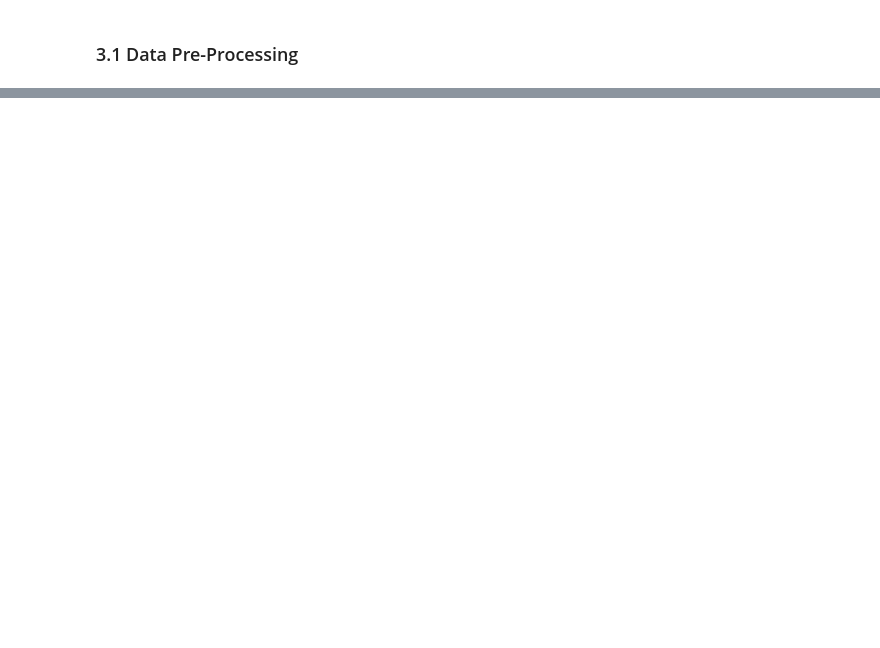
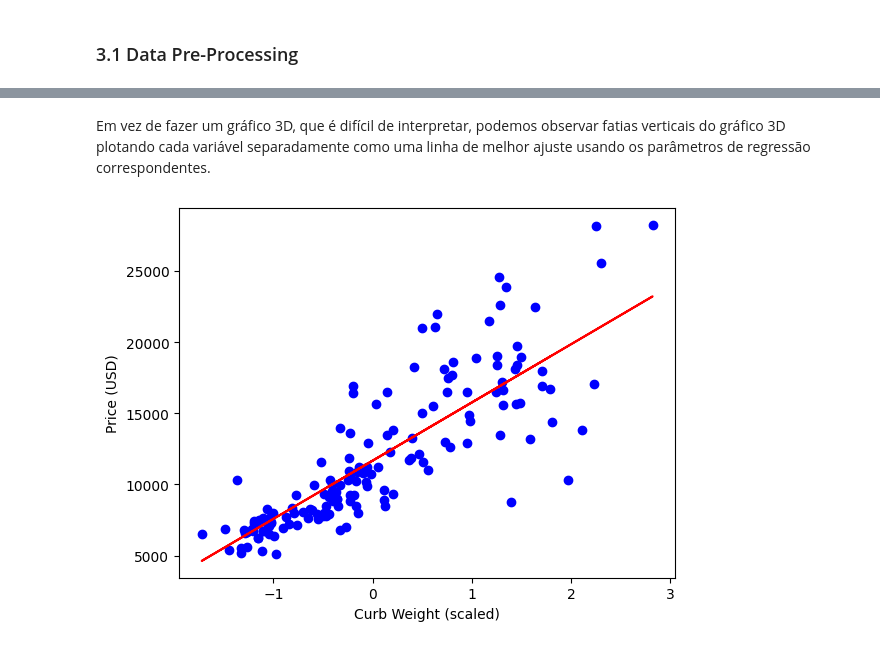
Before and after one commit to reynancs/car_price_prediction, a Jupyter notebook: notebooks/3.0-rc-modeling.ipynb, the cells around one changed output, grey strips where cells are left out. Saved outputs shown, nothing was run; the diff lists cells and outputs as text; code cells hidden in the pictures; blank space fills up the shorter version.

Commit message:
modeling step ongoing

```diff
--- a/notebooks/3.0-rc-modeling.ipynb
+++ b/notebooks/3.0-rc-modeling.ipynb
@@ -58,0 +95,3 @@ numerical_features = df.select_dtypes(include=['int64', 'float64']).columns.to_l
+# %%
+X = df.iloc[:,[0,1]].to_numpy()
+y = df.iloc[:,[2]].to_numpy()
@@ -58,0 +101,3 @@ numerical_features = df.select_dtypes(include=['int64', 'float64']).columns.to_l
+# %%
+std_scaler = preprocessing.StandardScaler()
+X_std = std_scaler.fit_transform(X)
@@ -58,0 +129,2 @@ numerical_features = df.select_dtypes(include=['int64', 'float64']).columns.to_l
+# %%
+X_train, X_test, y_train, y_test = train_test_split(X_std, y, test_size=0.2, random_state=42)
@@ -58,0 +133,13 @@ numerical_features = df.select_dtypes(include=['int64', 'float64']).columns.to_l
+# %%
+#create a model object
+regressor = linear_model.LinearRegression()
+
+#train the model in the training data
+regressor.fit(X_train, y_train)
+
+# print the coefficients
+coef_ = regressor.coef_
+intercept_ = regressor.intercept_
+
+print ('Coefficients: ',coef_)
+print ('Intercept: ',intercept_)
@@ -58,0 +212,10 @@ numerical_features = df.select_dtypes(include=['int64', 'float64']).columns.to_l
+# %% [markdown]
+Em vez de fazer um gráfico 3D, que é difícil de interpretar, podemos observar fatias verticais do gráfico 3D plotando cada variável separadamente como uma linha de melhor ajuste usando os parâmetros de regressão correspondentes.
+# %%
+plt.scatter(X_train[:,0], y_train, color='blue')
+plt.plot(X_train[:,0], intercept_[0] + coef_[0,0] * X_train[:,0],  color='red')
+plt.xlabel('Curb Weight (scaled)')
+plt.ylabel('Price (USD)')
+plt.show()
+# %% [output]
+[figure, added]
```
Also changed, not shown: parts of 35 cells of this notebook, 3 other files.
